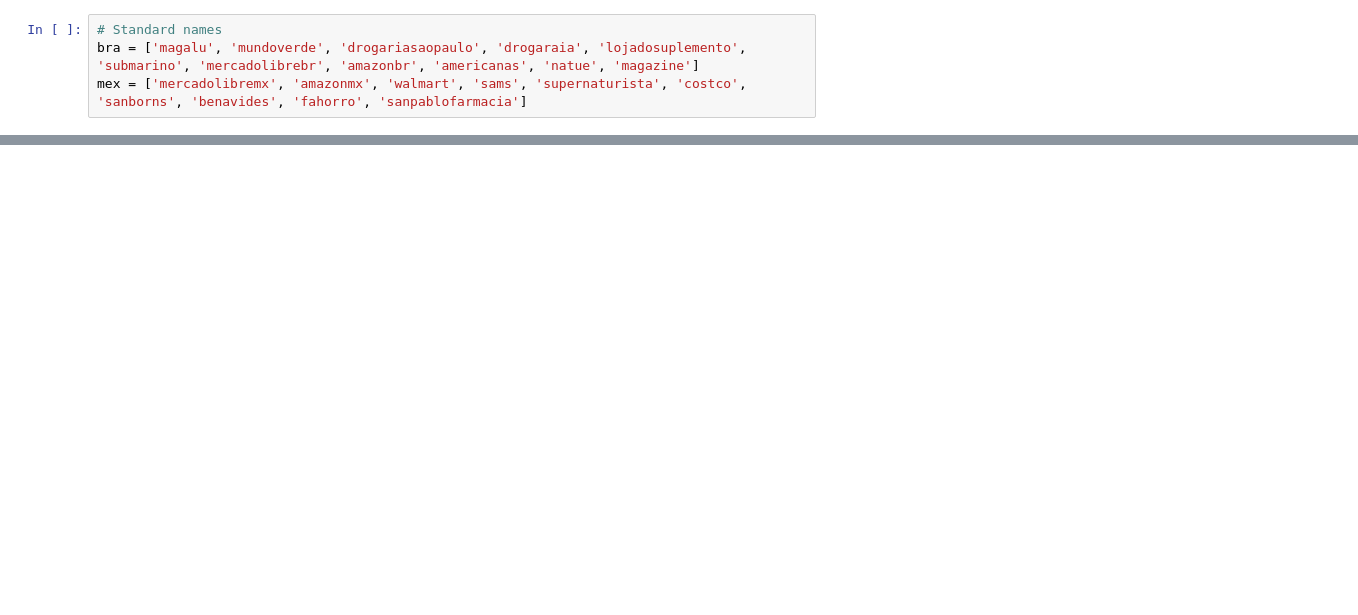
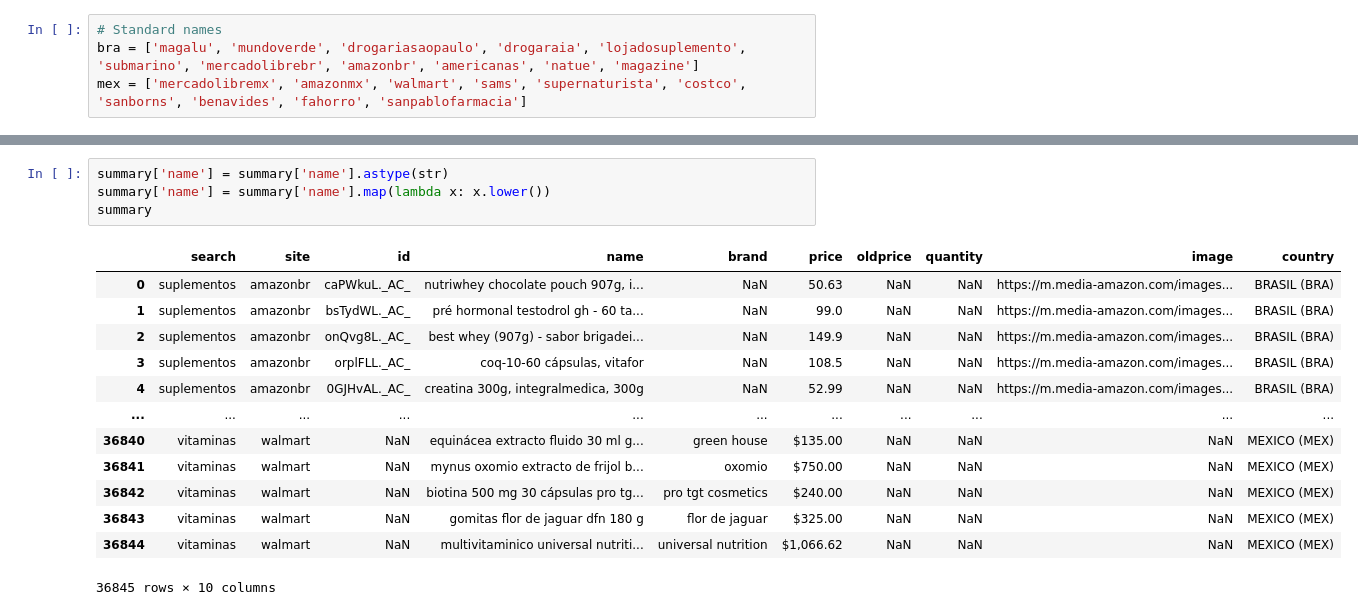
Before and after one commit to Divelia/web-scraping-thomas, a Jupyter notebook: extract_list/merging.ipynb, the cells around one changed output, grey strips where cells are left out. Drawn from its saved outputs; the diff is of its cells as text; blank space fills up the shorter version.

```diff
--- a/extract_list/merging.ipynb
+++ b/extract_list/merging.ipynb
@@ -186,0 +215,18 @@ memory usage: 2.7+ MB
+# %%
+summary['name'] = summary['name'].astype(str)
+summary['name'] = summary['name'].map(lambda x: x.lower())
+summary
+# %% [output]
+|  | search | site | id | name | brand | price | oldprice | quantity | image | country |
+| 0 | suplementos | amazonbr | caPWkuL._AC_ | nutriwhey chocolate pouch 907g, i... | NaN | 50.63 | NaN | NaN | https://m.media-amazon.com/images... | BRASIL (BRA) |
+| 1 | suplementos | amazonbr | bsTydWL._AC_ | pré hormonal testodrol gh - 60 ta... | NaN | 99.0 | NaN | NaN | https://m.media-amazon.com/images... | BRASIL (BRA) |
+| 2 | suplementos | amazonbr | onQvg8L._AC_ | best whey (907g) - sabor brigadei... | NaN | 149.9 | NaN | NaN | https://m.media-amazon.com/images... | BRASIL (BRA) |
+| 3 | suplementos | amazonbr | orplFLL._AC_ | coq-10-60 cápsulas, vitafor | NaN | 108.5 | NaN | NaN | https://m.media-amazon.com/images... | BRASIL (BRA) |
+| 4 | suplementos | amazonbr | 0GJHvAL._AC_ | creatina 300g, integralmedica, 300g | NaN | 52.99 | NaN | NaN | https://m.media-amazon.com/images... | BRASIL (BRA) |
+| ... | ... | ... | ... | ... | ... | ... | ... | ... | ... | ... |
+| 36840 | vitaminas | walmart | NaN | equinácea extracto fluido 30 ml g... | green house | $135.00 | NaN | NaN | NaN | MEXICO (MEX) |
+| 36841 | vitaminas | walmart | NaN | mynus oxomio extracto de frijol b... | oxomio | $750.00 | NaN | NaN | NaN | MEXICO (MEX) |
+| 36842 | vitaminas | walmart | NaN | biotina 500 mg 30 cápsulas pro tg... | pro tgt cosmetics | $240.00 | NaN | NaN | NaN | MEXICO (MEX) |
+| 36843 | vitaminas | walmart | NaN | gomitas flor de jaguar dfn 180 g | flor de jaguar | $325.00 | NaN | NaN | NaN | MEXICO (MEX) |
+| 36844 | vitaminas | walmart | NaN | multivitaminico universal nutriti... | universal nutrition | $1,066.62 | NaN | NaN | NaN | MEXICO (MEX) |
+36845 rows × 10 columns
```
Also changed, not shown: parts of 42 cells of this notebook, 4 other files.
